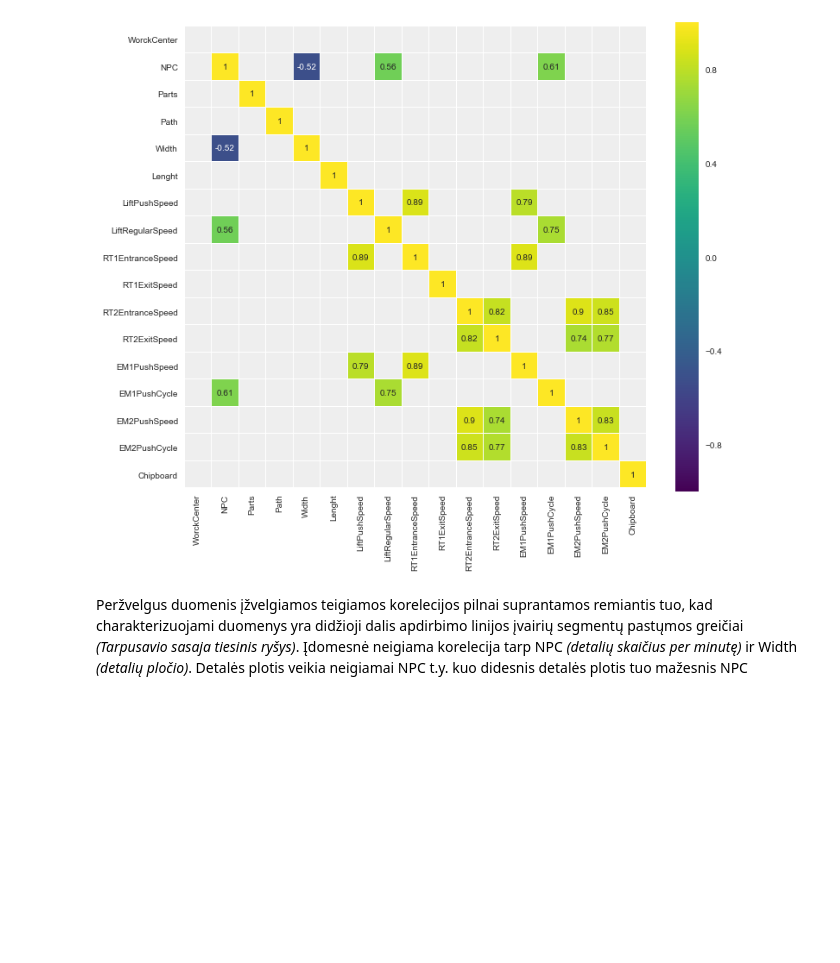
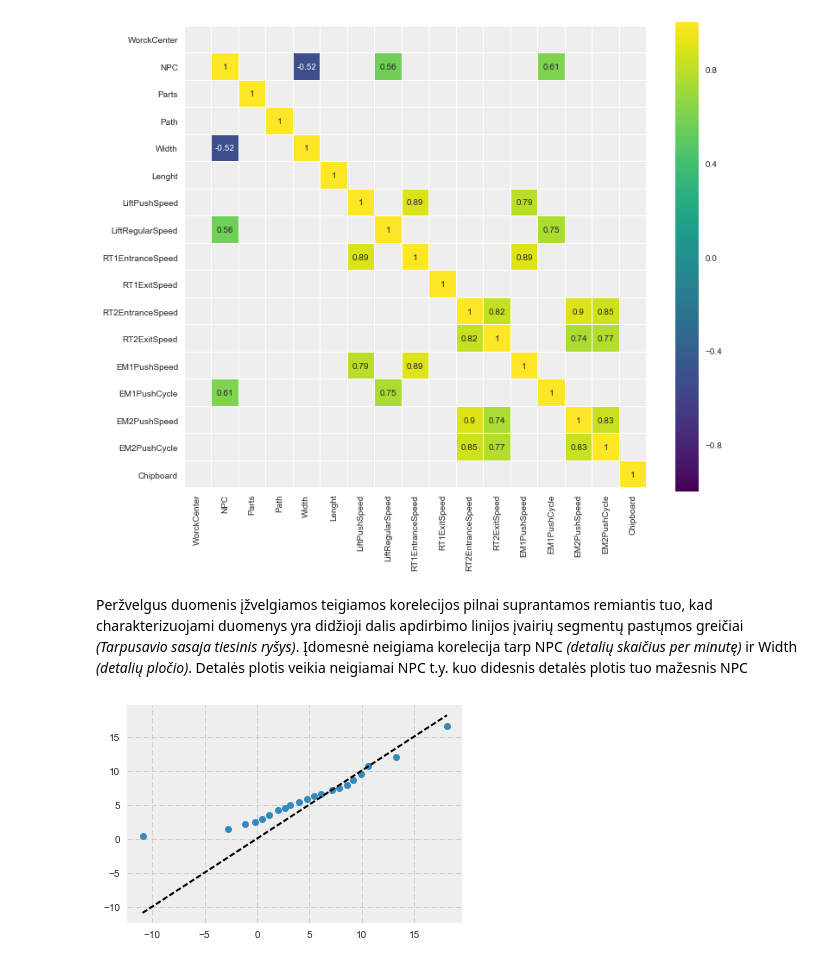
Before and after one commit to bankauskas/optimisation_shortest_path, a Jupyter notebook: notebooks/Exploratory analysis.ipynb, the cells around one changed output. Cells and saved outputs as stored; diff of their text form; code cells hidden in the pictures; blank space fills up the shorter version.

Commit message:
QQ plot diagram

```diff
--- a/notebooks/Exploratory analysis.ipynb
+++ b/notebooks/Exploratory analysis.ipynb
@@ -297,3 +284,22 @@ p = sns.heatmap(corr[(corr >= 0.5) | (corr <= -0.4)],
 [figure]
 # %% [markdown]
 Peržvelgus duomenis įžvelgiamos teigiamos korelecijos pilnai suprantamos remiantis tuo, kad charakterizuojami duomenys yra didžioji dalis apdirbimo linijos įvairių segmentų pastųmos greičiai *(Tarpusavio sasaja tiesinis ryšys)*. Įdomesnė neigiama korelecija tarp NPC *(detalių skaičius per minutę)* ir Width *(detalių pločio)*. Detalės plotis veikia neigiamai NPC t.y. kuo didesnis detalės plotis tuo mažesnis NPC
+# %%
+import numpy as np
+import matplotlib.pyplot as plt
+
+a = np.random.normal(5,5,250)
+b = np.random.rayleigh(5,250)
+
+percs = np.linspace(0,100,21)
+qn_a = np.percentile(a, percs)
+qn_b = np.percentile(b, percs)
+
+plt.plot(qn_a,qn_b, ls="", marker="o")
+
+x = np.linspace(np.min((qn_a.min(),qn_b.min())), np.max((qn_a.max(),qn_b.max())))
+plt.plot(x,x, color="k", ls="--")
+
+plt.show()
+# %% [output]
+[figure, added]
```
Also changed, not shown: parts of 4 cells of this notebook, 2 other files.
